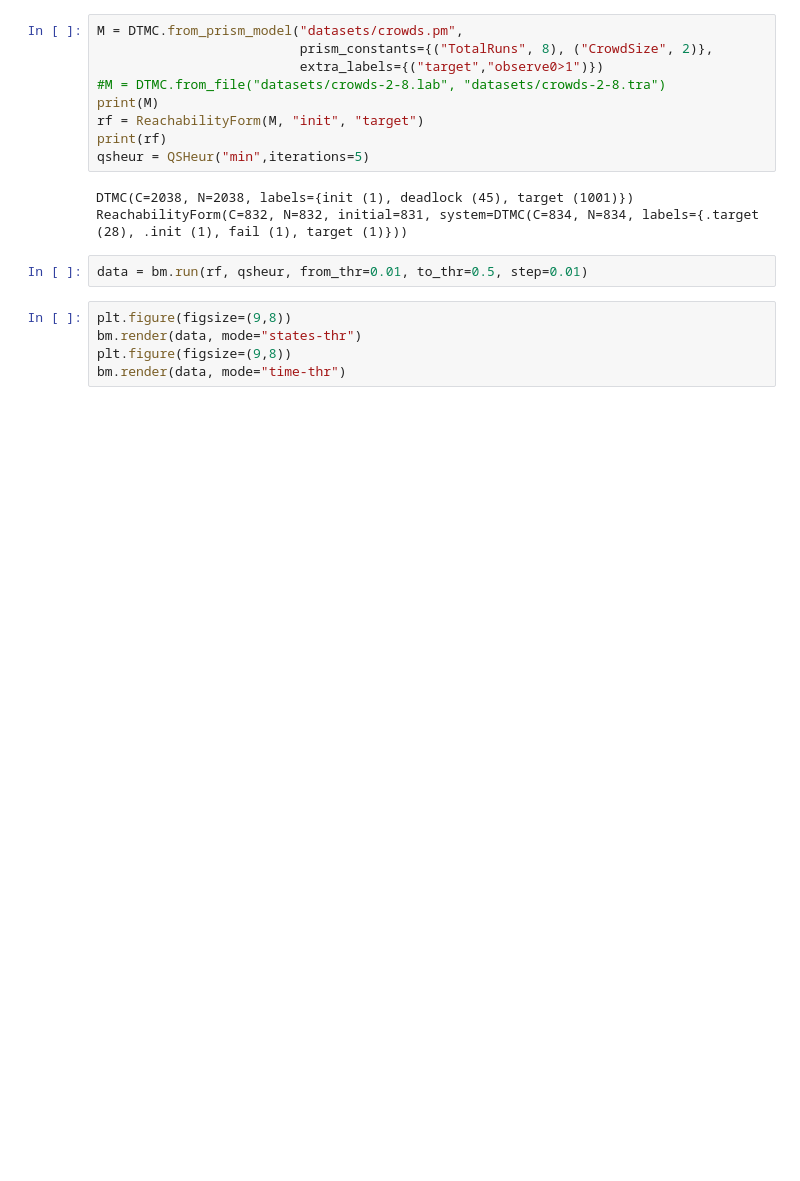
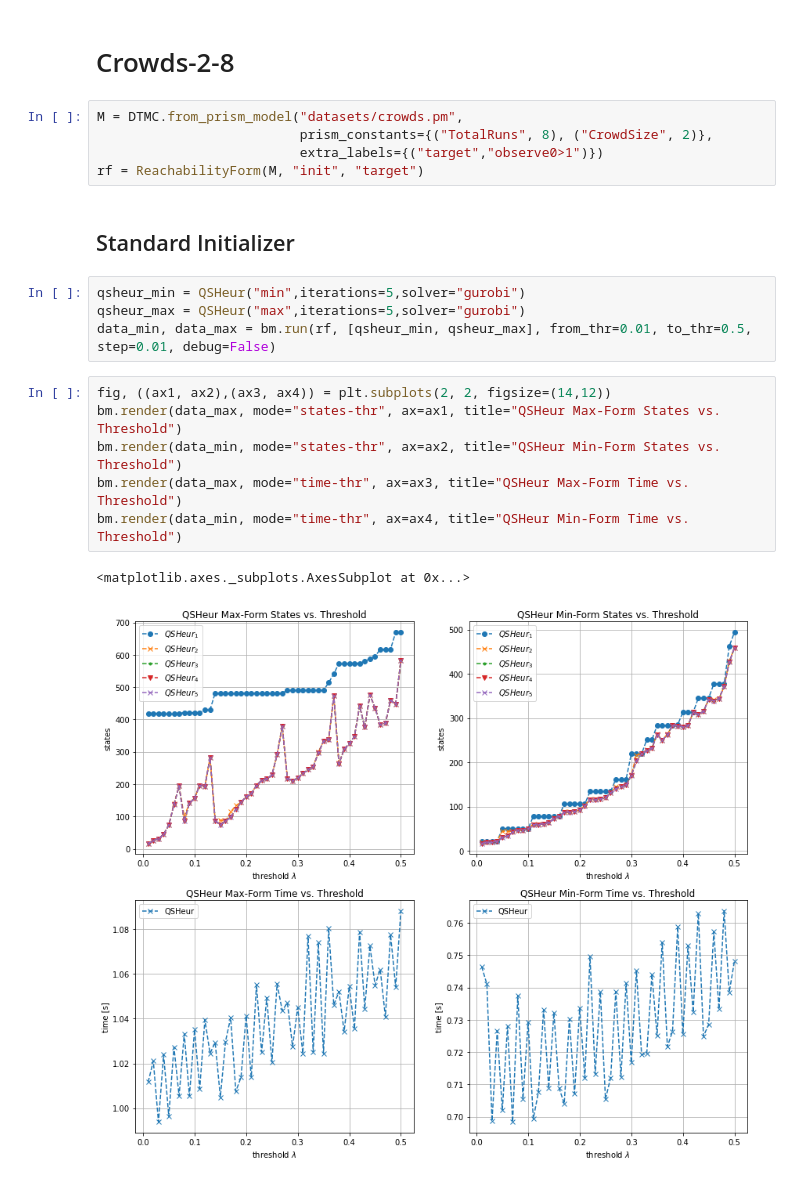
Before and after one commit to simonjantsch/switss, a Jupyter notebook: examples/benchmarks.ipynb, the cells around one changed output. Cells and saved outputs as stored; diff of their text form; blank space fills up the shorter version.

```diff
--- a/examples/benchmarks.ipynb
+++ b/examples/benchmarks.ipynb
@@ -7,20 +7,23 @@ from farkas.problem import QSHeur
 import matplotlib.pyplot as plt
+# %% [markdown]
+# Crowds-2-8
 # %%
 M = DTMC.from_prism_model("datasets/crowds.pm",
                           prism_constants={("TotalRuns", 8), ("CrowdSize", 2)},
                           extra_labels={("target","observe0>1")})
-#M = DTMC.from_file("datasets/crowds-2-8.lab", "datasets/crowds-2-8.tra")
-print(M)
 rf = ReachabilityForm(M, "init", "target")
-print(rf)
-qsheur = QSHeur("min",iterations=5)
-# %% [output]
-DTMC(C=2038, N=2038, labels={init (1), deadlock (45), target (1001)})
-ReachabilityForm(C=832, N=832, initial=831, system=DTMC(C=834, N=834, labels={.target (28), .init (1), fail (1), target (1)}))
+# %% [markdown]
+## Standard Initializer
 # %%
-data = bm.run(rf, qsheur, from_thr=0.01, to_thr=0.5, step=0.01)
+qsheur_min = QSHeur("min",iterations=5,solver="gurobi")
+qsheur_max = QSHeur("max",iterations=5,solver="gurobi")
+data_min, data_max = bm.run(rf, [qsheur_min, qsheur_max], from_thr=0.01, to_thr=0.5, step=0.01, debug=False)
-# %%
-plt.figure(figsize=(9,8))
-bm.render(data, mode="states-thr")
-plt.figure(figsize=(9,8))
-bm.render(data, mode="time-thr")
+# %%
+fig, ((ax1, ax2),(ax3, ax4)) = plt.subplots(2, 2, figsize=(14,12))
+bm.render(data_max, mode="states-thr", ax=ax1, title="QSHeur Max-Form States vs. Threshold")
+bm.render(data_min, mode="states-thr", ax=ax2, title="QSHeur Min-Form States vs. Threshold")
+bm.render(data_max, mode="time-thr", ax=ax3, title="QSHeur Max-Form Time vs. Threshold")
+bm.render(data_min, mode="time-thr", ax=ax4, title="QSHeur Min-Form Time vs. Threshold")
+# %% [output]
+<matplotlib.axes._subplots.AxesSubplot at 0x...>
+[figure, added]
```
Also changed, not shown: parts of 15 cells of this notebook, 14 other files.
